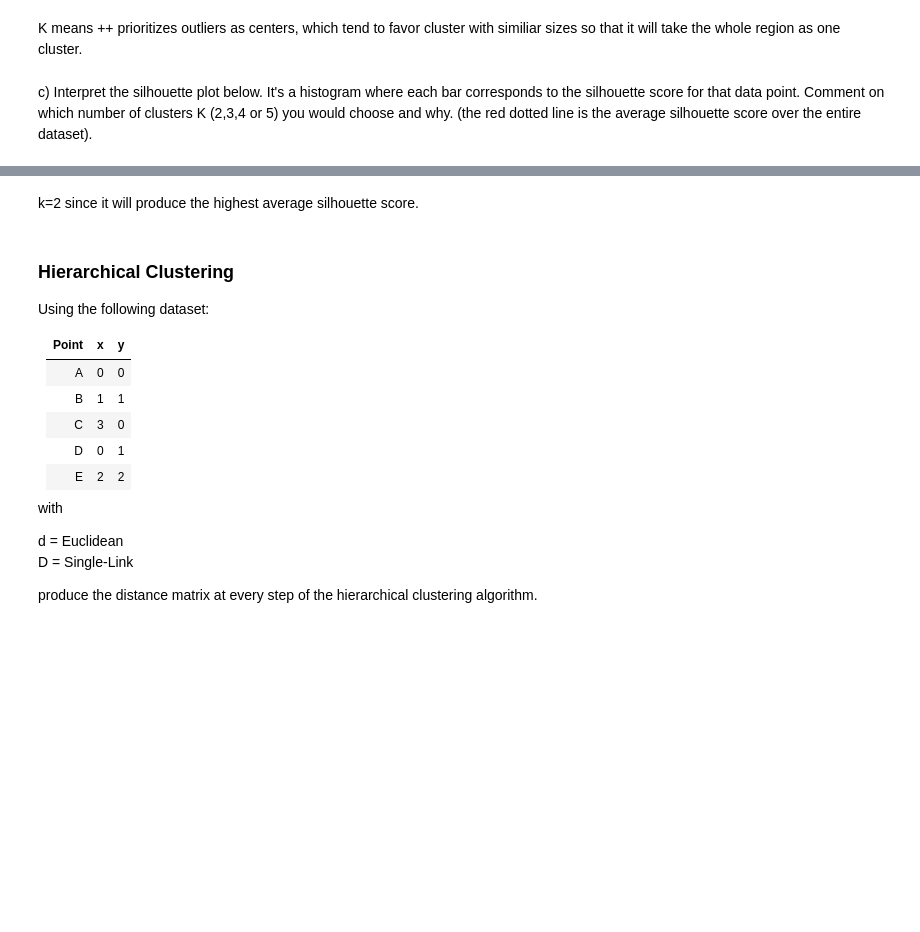
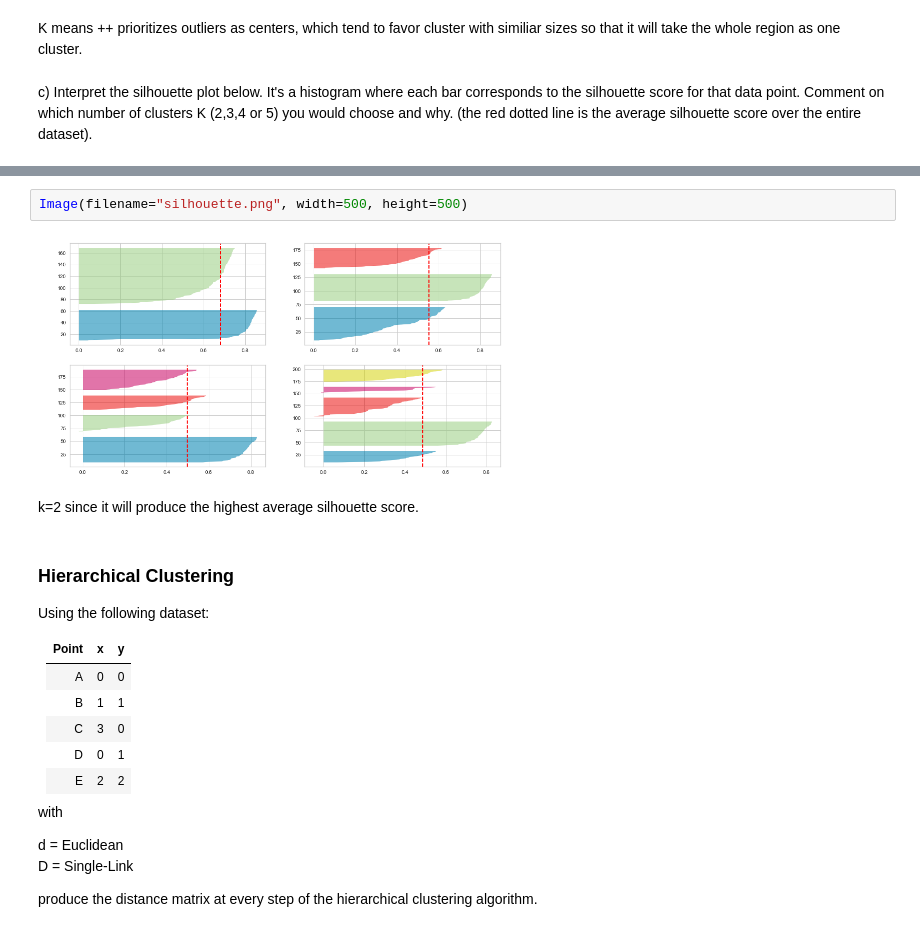
Before and after one commit to hohuqu/Data-Science-Fundamentals, a Jupyter notebook: lecture_05/worksheet_05.ipynb, the cells around one changed output, grey strips where cells are left out. Cells and saved outputs as stored; diff of their text form; blank space fills up the shorter version.

```diff
--- a/lecture_05/worksheet_05.ipynb
+++ b/lecture_05/worksheet_05.ipynb
@@ -34,3 +34,7 @@ ValueError: Cannot embed the 'png ' image format
+# %%
+Image(filename="silhouette.png", width=500, height=500)
+# %% [output]
+[figure, added]
 # %% [markdown]
 k=2 since it will produce the highest average silhouette score.
 # %% [markdown]
```
Also changed, not shown: parts of 2 cells of this notebook.
